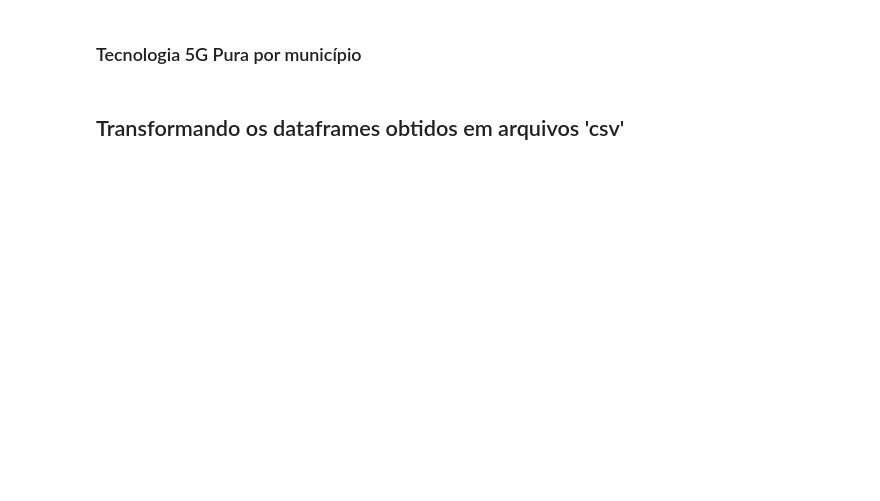
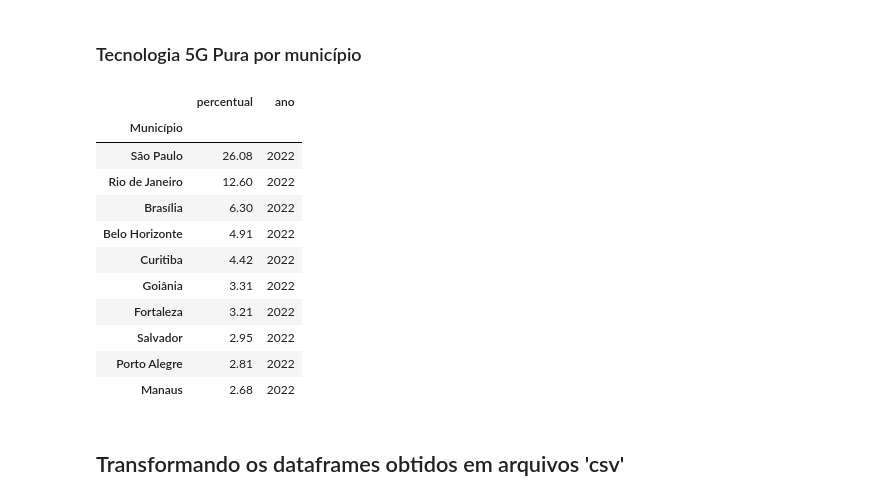
Before and after one commit to rislamiranda/projeto-smp, a Jupyter notebook: tecnologia_2022.ipynb, the cells around one changed output. Saved outputs shown, nothing was run; the diff lists cells and outputs as text; code cells hidden in the pictures; blank space fills up the shorter version.

```diff
--- a/tecnologia_2022.ipynb
+++ b/tecnologia_2022.ipynb
@@ -316,7 +412,20 @@ tec_5g_por_municipio['ano'] = ano
 # %%
 # vendo os Top 10 dos munciípios com tecnologia 5G Pura
 
-tec_5g_por_municipio.head(11)
+tec_5g_por_municipio.head(10)
+# %% [output]
+|  | percentual | ano |
+| Município |  |  |
+| São Paulo | 26.08 | 2022 |
+| Rio de Janeiro | 12.60 | 2022 |
+| Brasília | 6.30 | 2022 |
+| Belo Horizonte | 4.91 | 2022 |
+| Curitiba | 4.42 | 2022 |
+| Goiânia | 3.31 | 2022 |
+| Fortaleza | 3.21 | 2022 |
+| Salvador | 2.95 | 2022 |
+| Porto Alegre | 2.81 | 2022 |
+| Manaus | 2.68 | 2022 |
 # %%
 # exportando os municípios com tecnologia 5G Pura para um arquivo csv
 
```
Also changed, not shown: parts of 9 cells of this notebook.
